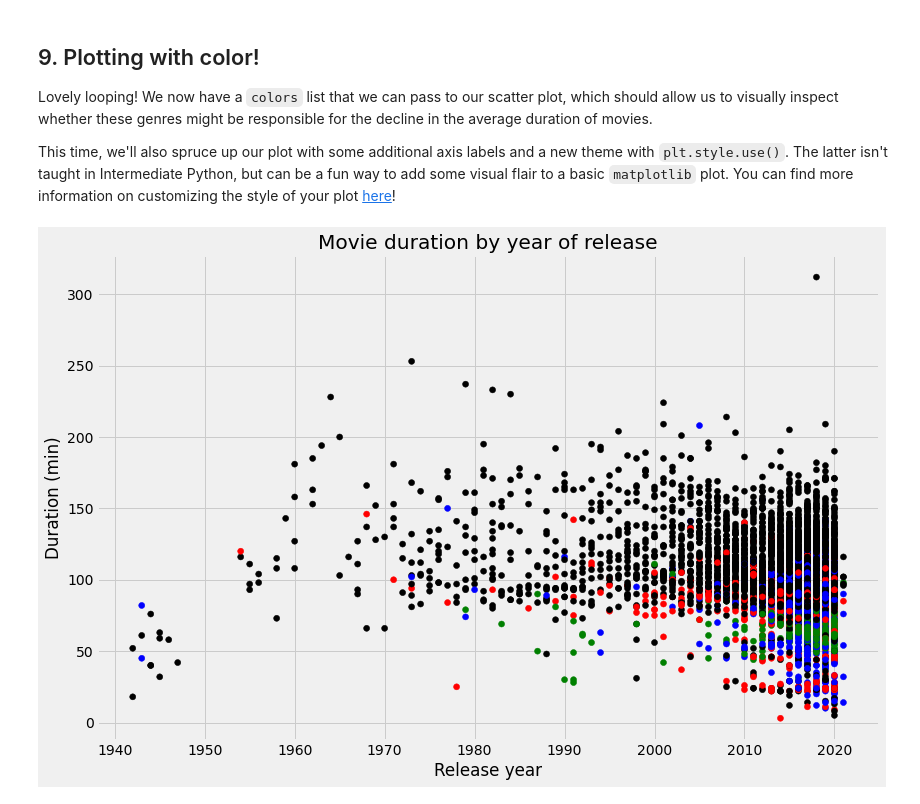
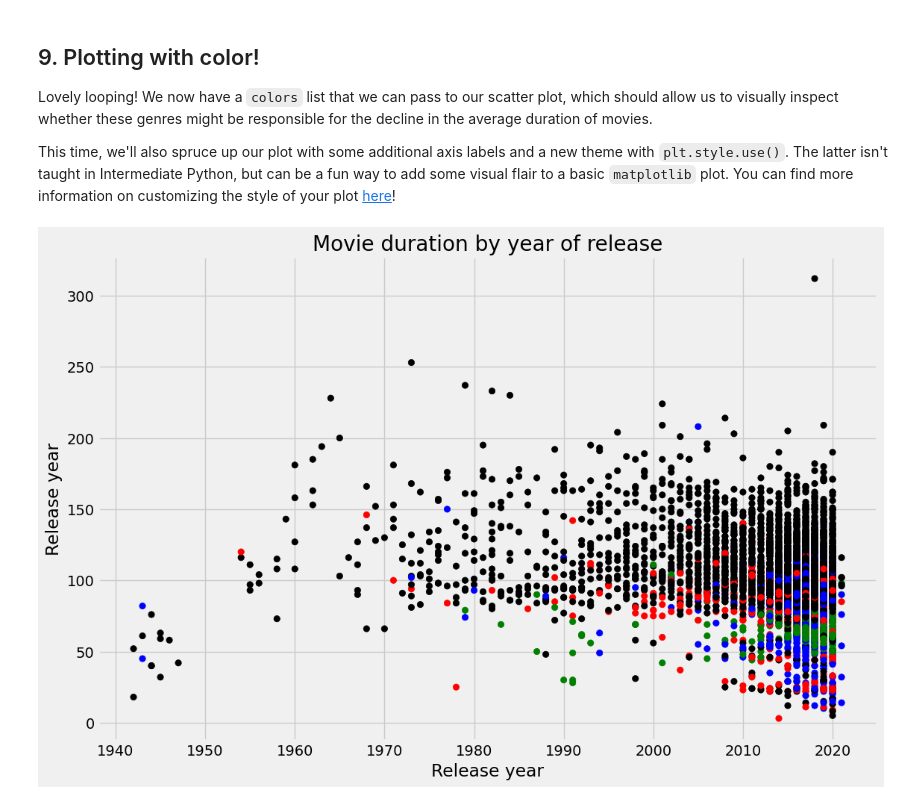
Before and after one commit to ManjunathNaidugari/Investigating-Netflix-Movies, a Jupyter notebook: notebook.ipynb, the cells around one changed output. Drawn from its saved outputs; the diff is of its cells as text; code cells hidden in the pictures.

```diff
--- a/notebook.ipynb
+++ b/notebook.ipynb
@@ -163,18 +160,18 @@ short_movies[:20]
 colors = []
 
 # Iterate over rows of netflix_movies_col_subset
-for genre  in netflix_movies_col_subset['genre'] :
-    if genre == 'Children' :
+for lab, row in netflix_movies_col_subset.iterrows():
+    if row['genre'] == "Children":
         colors.append("red")
-    elif genre == "Documentaries" :
+    elif row['genre'] == "Documentaries":
         colors.append("blue")
-    elif genre == "Stand-Up" :
+    elif row['genre'] == "Stand-Up":
         colors.append("green")
     else:
         colors.append("black")
 
 # Inspect the first 10 values in your list
-colors[:10]
+colors[0:10]
 # %% [output]
 ['black',
  'black',
@@ -193,17 +194,17 @@ colors[:10]
 # %%
 # Set the figure style and initalize a new figure
 plt.style.use('fivethirtyeight')
 fig = plt.figure(figsize=(12,8))
 
 # Create a scatter plot of duration versus release_year
-plt.scatter(netflix_movies_col_subset['release_year'], netflix_movies_col_subset['duration'], color=colors)
+plt.scatter(netflix_movies_col_subset["release_year"], netflix_movies_col_subset["duration"], c = colors)
+
+# Create a title and axis labels
+plt.title("Movie duration by year of release")
 plt.xlabel("Release year")
-plt.ylabel("Duration (min)")
-plt.title("Movie duration by year of release")
-# Create a title and axis labels
-
+plt.ylabel("Release year")
 
 # Show the plot
 plt.show()
 # %% [output]
-[figure, old version]
+[figure, new version]
```
Also changed, not shown: parts of 14 cells of this notebook.
